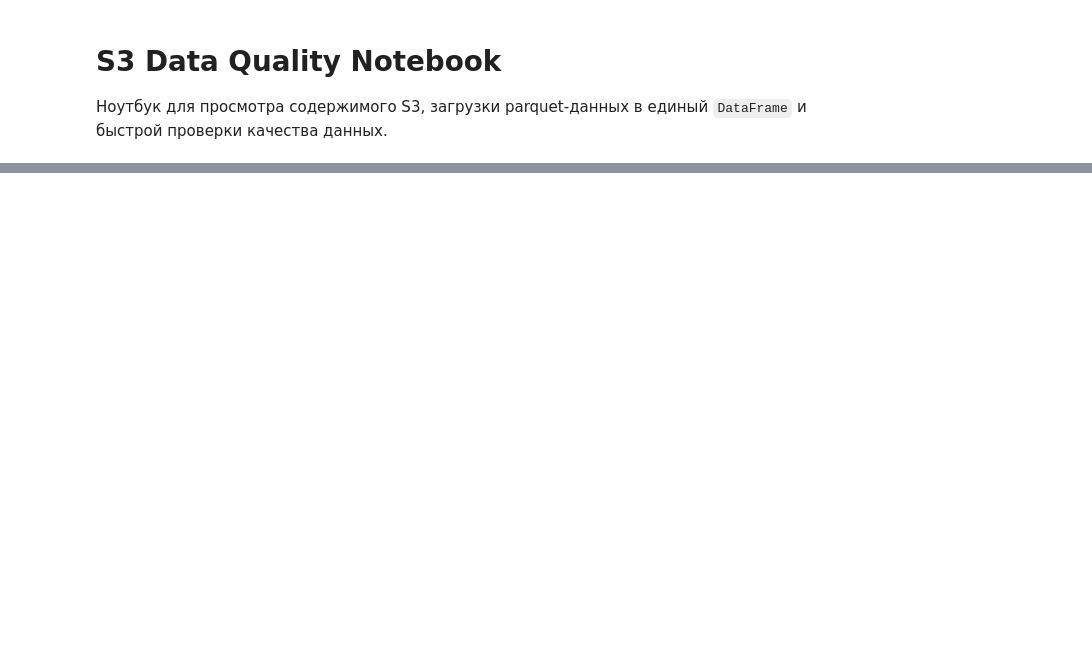
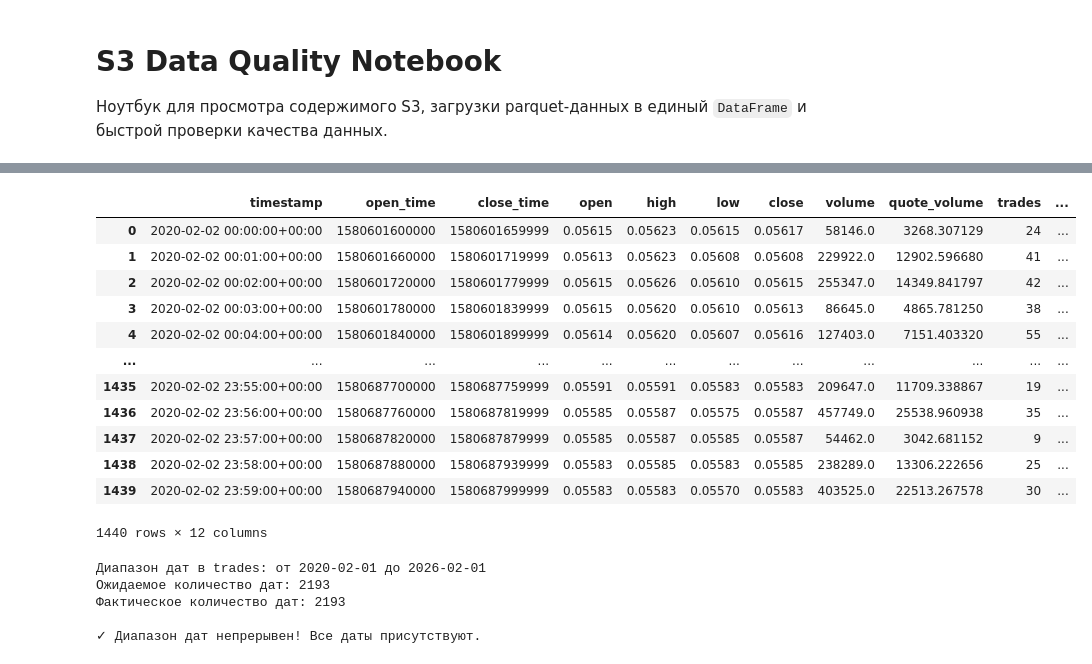
Before and after one commit to username-b/binance-dowloader-3.0, a Jupyter notebook: s3_data_quality_check.ipynb, the cells around one changed output, grey strips where cells are left out. Drawn from its saved outputs; the diff is of its cells as text; code cells hidden in the pictures; blank space fills up the shorter version.

```diff
--- a/s3_data_quality_check.ipynb
+++ b/s3_data_quality_check.ipynb
@@ -197,0 +486,62 @@ df.describe(include="all").T
+# %%
+import pandas as pd
+df = pd.read_parquet(r"C:\projects\binance-dowloader-3.0\klines_ada_restored.parquet")
+df
+# %% [output]
+|  | timestamp | open_time | close_time | open | high | low | close | volume | quote_volume | trades | ... |
+| 0 | 2020-02-02 00:00:00+00:00 | 1580601600000 | 1580601659999 | 0.05615 | 0.05623 | 0.05615 | 0.05617 | 58146.0 | 3268.307129 | 24 | ... |
+| 1 | 2020-02-02 00:01:00+00:00 | 1580601660000 | 1580601719999 | 0.05613 | 0.05623 | 0.05608 | 0.05608 | 229922.0 | 12902.596680 | 41 | ... |
+| 2 | 2020-02-02 00:02:00+00:00 | 1580601720000 | 1580601779999 | 0.05615 | 0.05626 | 0.05610 | 0.05615 | 255347.0 | 14349.841797 | 42 | ... |
+| 3 | 2020-02-02 00:03:00+00:00 | 1580601780000 | 1580601839999 | 0.05615 | 0.05620 | 0.05610 | 0.05613 | 86645.0 | 4865.781250 | 38 | ... |
+| 4 | 2020-02-02 00:04:00+00:00 | 1580601840000 | 1580601899999 | 0.05614 | 0.05620 | 0.05607 | 0.05616 | 127403.0 | 7151.403320 | 55 | ... |
+| ... | ... | ... | ... | ... | ... | ... | ... | ... | ... | ... | ... |
+| 1435 | 2020-02-02 23:55:00+00:00 | 1580687700000 | 1580687759999 | 0.05591 | 0.05591 | 0.05583 | 0.05583 | 209647.0 | 11709.338867 | 19 | ... |
+| 1436 | 2020-02-02 23:56:00+00:00 | 1580687760000 | 1580687819999 | 0.05585 | 0.05587 | 0.05575 | 0.05587 | 457749.0 | 25538.960938 | 35 | ... |
+| 1437 | 2020-02-02 23:57:00+00:00 | 1580687820000 | 1580687879999 | 0.05585 | 0.05587 | 0.05585 | 0.05587 | 54462.0 | 3042.681152 | 9 | ... |
+| 1438 | 2020-02-02 23:58:00+00:00 | 1580687880000 | 1580687939999 | 0.05583 | 0.05585 | 0.05583 | 0.05585 | 238289.0 | 13306.222656 | 25 | ... |
+| 1439 | 2020-02-02 23:59:00+00:00 | 1580687940000 | 1580687999999 | 0.05583 | 0.05583 | 0.05570 | 0.05583 | 403525.0 | 22513.267578 | 30 | ... |
+1440 rows × 12 columns
+# %%
+# Проверка непрерывности дат в разделе trades
+
+if 'trades_objects' in globals() and not trades_objects.empty:
+    # Получаем уникальные даты из файлов trades
+    trades_dates = pd.to_datetime(trades_objects["partition_date"]).dt.date.unique()
+    trades_dates = sorted(trades_dates)
+
+    if trades_dates:
+        # Определяем диапазон дат
+        start_date = min(trades_dates)
+        end_date = max(trades_dates)
+
+        # Создаем полный диапазон дат
+        expected_dates = pd.date_range(start=start_date, end=end_date, freq='D').date
+
+        print(f"Диапазон дат в trades: от {start_date} до {end_date}")
+        print(f"Ожидаемое количество дат: {len(expected_dates)}")
+        print(f"Фактическое количество дат: {len(trades_dates)}")
+
+        # Находим пропущенные даты
+        actual_dates_set = set(trades_dates)
+        expected_dates_set = set(expected_dates)
+        missing_dates = sorted(expected_dates_set - actual_dates_set)
+
+        if missing_dates:
+            print(f"\n❌ Обнаружено пропусков: {len(missing_dates)} дат")
+            print("Пропущенные даты:")
+            for date in missing_dates[:20]:  # Показываем первые 20
+                print(f"  {date}")
+            if len(missing_dates) > 20:
+                print(f"  ... и ещё {len(missing_dates) - 20} дат")
+        else:
+            print("\n✓ Диапазон дат непрерывен! Все даты присутствуют.")
+    else:
+        print("Не удалось определить даты из файлов trades")
+else:
+    print("Сначала выполните ячейку проверки содержимого раздела trades")
+# %% [output]
+Диапазон дат в trades: от 2020-02-01 до 2026-02-01
+Ожидаемое количество дат: 2193
+Фактическое количество дат: 2193
+
+✓ Диапазон дат непрерывен! Все даты присутствуют.
```
Also changed, not shown: parts of 14 cells of this notebook, 2 other files.
